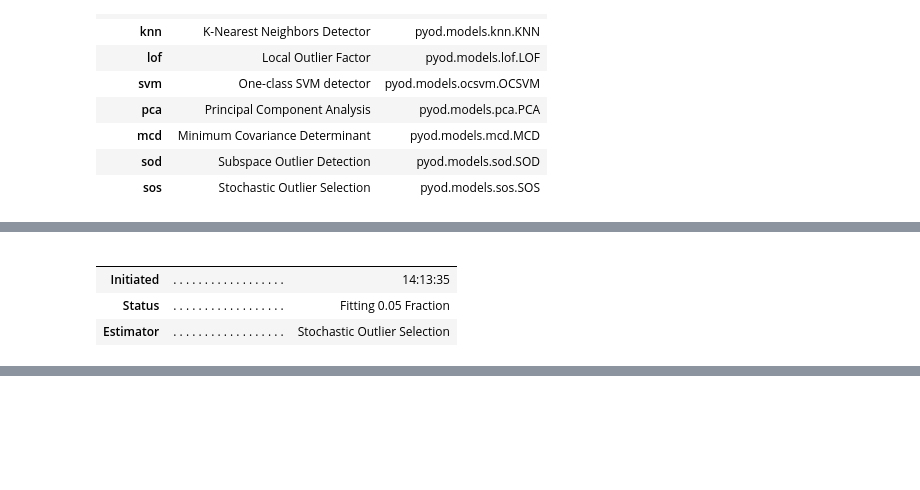
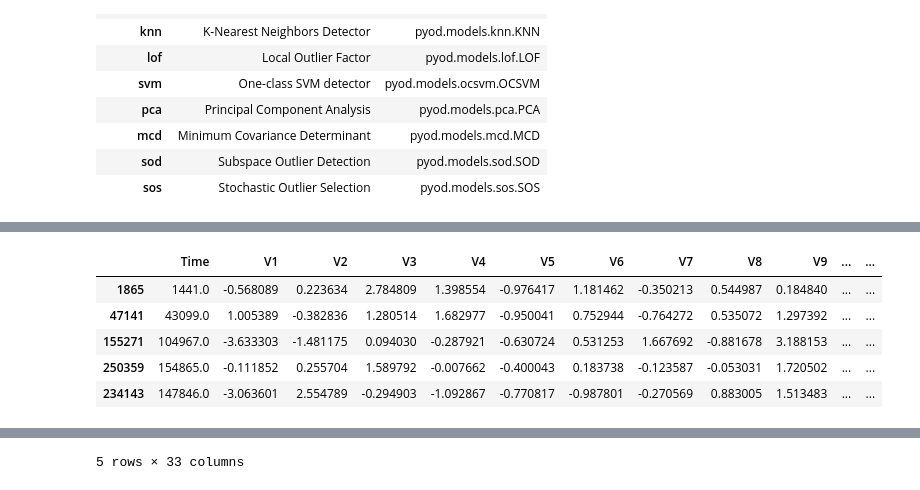
Before and after one commit to okmich/live-manning-projects, a Jupyter notebook: hands-on-practise/automl/pycaret/Credit-card fraud detection.ipynb, the cells around one changed output, grey strips where cells are left out. Cells and saved outputs as stored; diff of their text form; code cells hidden in the pictures; blank space fills up the shorter version.

```diff
--- a/hands-on-practise/automl/pycaret/Credit-card fraud detection.ipynb
+++ b/hands-on-practise/automl/pycaret/Credit-card fraud detection.ipynb
@@ -100,11 +101,9 @@ anom_exp.models()
 | sod | Subspace Outlier Detection | pyod.models.sod.SOD |
 | sos | Stochastic Outlier Selection | pyod.models.sos.SOS |
 # %%
-# I will try six random models from the above to try this training
-model_ids = ['sos', 'abod', 'iforest', 'mcd', 'cluster', 'lof', 'svm']
-d = []
-for m_id in model_ids:
-    d.append(anom_exp.create_model(m_id))
-
-model = anom_exp.create_model('lof')
+# # I will try six random models from the above to try this training
+lof_model = anom_exp.create_model('lof')
+lof_result = anom_exp.assign_model(lof_model)
+# lof_pred = anom_exp.predict_model(lof_model, data=test_df)
+lof_result.head()
 # %% [output]
@@ -111,5 +112,6 @@ model = anom_exp.create_model('lof')
-|  |  |  |
-|  |  |  |
-| Initiated | . . . . . . . . . . . . . . . . . . | 14:13:35 |
-| Status | . . . . . . . . . . . . . . . . . . | Fitting 0.05 Fraction |
-| Estimator | . . . . . . . . . . . . . . . . . . | Stochastic Outlier Selection |
+|  | Time | V1 | V2 | V3 | V4 | V5 | V6 | V7 | V8 | V9 | ... | ... |
+| 1865 | 1441.0 | -0.568089 | 0.223634 | 2.784809 | 1.398554 | -0.976417 | 1.181462 | -0.350213 | 0.544987 | 0.184840 | ... | ... |
+| 47141 | 43099.0 | 1.005389 | -0.382836 | 1.280514 | 1.682977 | -0.950041 | 0.752944 | -0.764272 | 0.535072 | 1.297392 | ... | ... |
+| 155271 | 104967.0 | -3.633303 | -1.481175 | 0.094030 | -0.287921 | -0.630724 | 0.531253 | 1.667692 | -0.881678 | 3.188153 | ... | ... |
+| 250359 | 154865.0 | -0.111852 | 0.255704 | 1.589792 | -0.007662 | -0.400043 | 0.183738 | -0.123587 | -0.053031 | 1.720502 | ... | ... |
+| 234143 | 147846.0 | -3.063601 | 2.554789 | -0.294903 | -1.092867 | -0.770817 | -0.987801 | -0.270569 | 0.883005 | 1.513483 | ... | ... |
@@ -116,0 +118 @@ model = anom_exp.create_model('lof')
+5 rows × 33 columns
```
Also changed, not shown: parts of 8 cells of this notebook, 2 other files.
